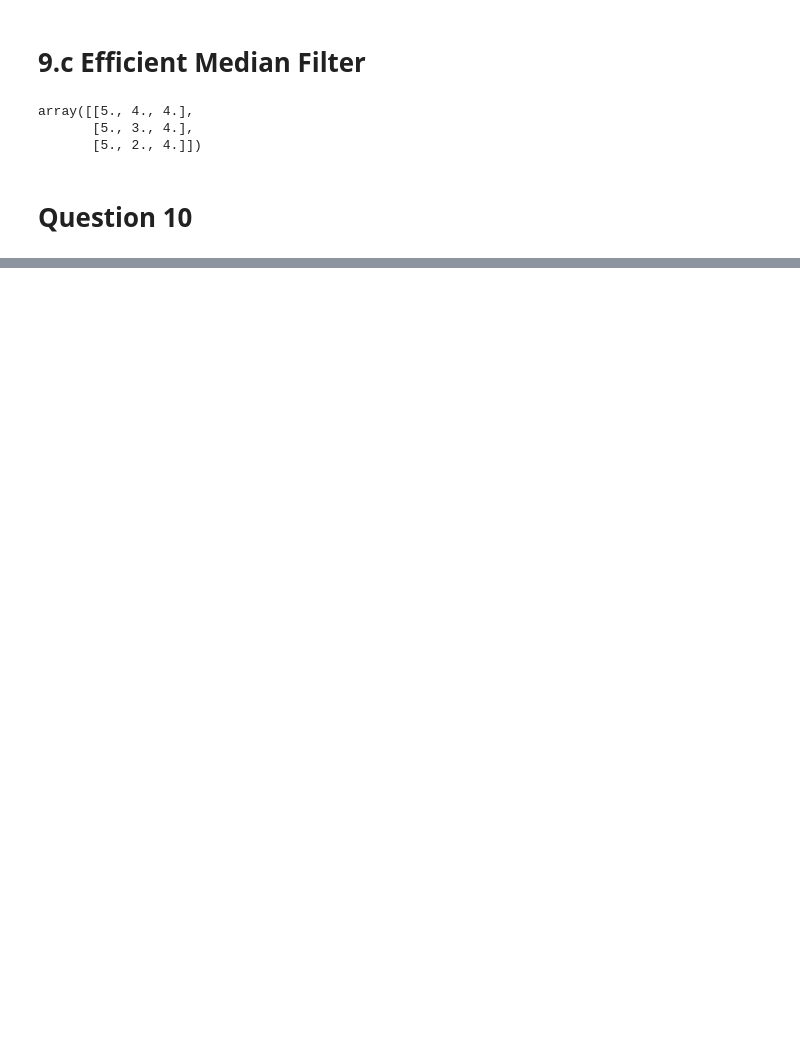
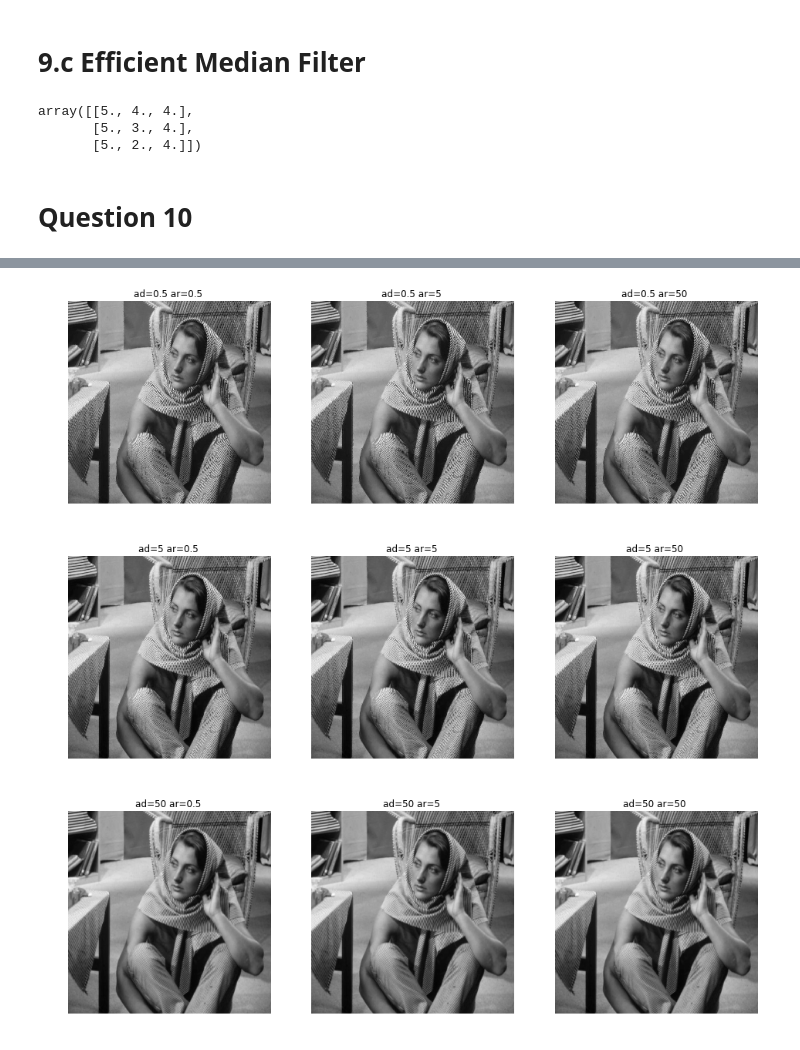
Before and after one commit to shubhMaheshwari/Assignment, a Jupyter notebook: DIP/Assignment2/Report.ipynb, the cells around one changed output, grey strips where cells are left out. Saved outputs shown, nothing was run; the diff lists cells and outputs as text; code cells hidden in the pictures; blank space fills up the shorter version.

```diff
--- a/DIP/Assignment2/Report.ipynb
+++ b/DIP/Assignment2/Report.ipynb
@@ -383,0 +470,15 @@ plt.imshow(median_filter(im,21),cmap='gray')
+# %%
+cases = [0.5,5,50]
+for i in range(3):
+    fig = plt.figure(figsize=(16,8))
+    for j in range(3):
+        ax = fig.add_subplot(1,3,j + 1)
+        filtered_im = run_filters('input_data/barbara.jpg',verbose=False, ad=cases[i], ar=cases[j])
+        ax.imshow(filtered_im, cmap='gray')
+        ax.axis('off')
+        ax.set_title('ad={} ar={} '.format(cases[i],cases[j]))
+plt.show()
+# %% [output]
+[figure, added]
+[figure, added]
+[figure, added]
```
Also changed, not shown: parts of 25 cells of this notebook, 9 other files.
